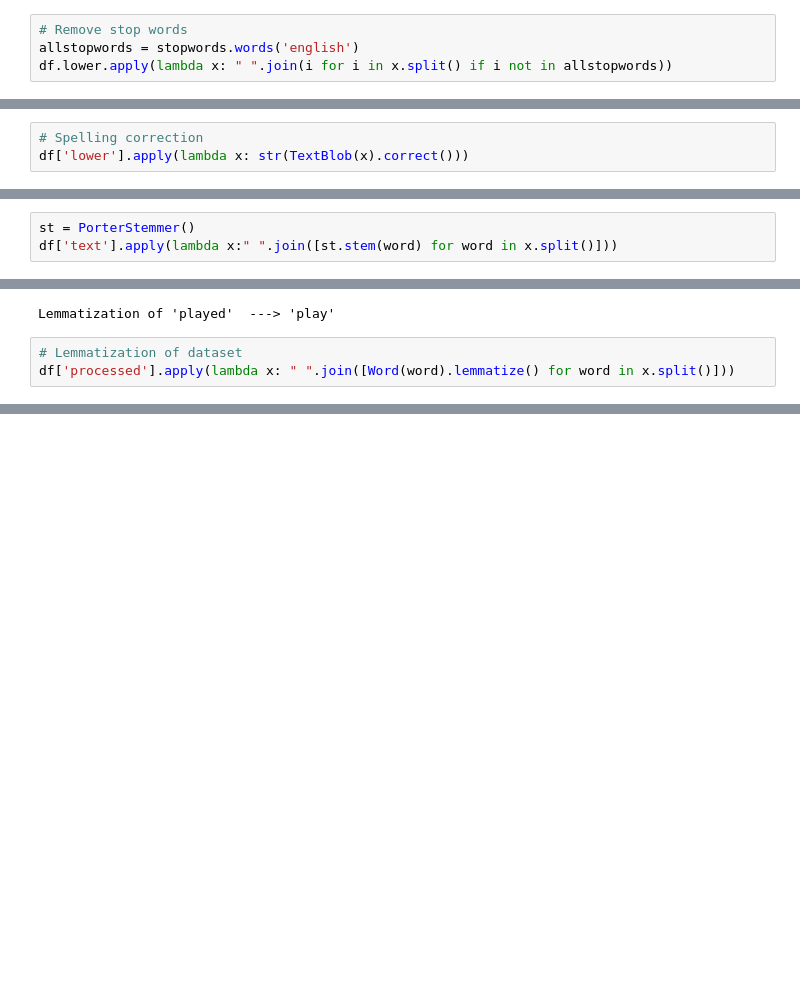
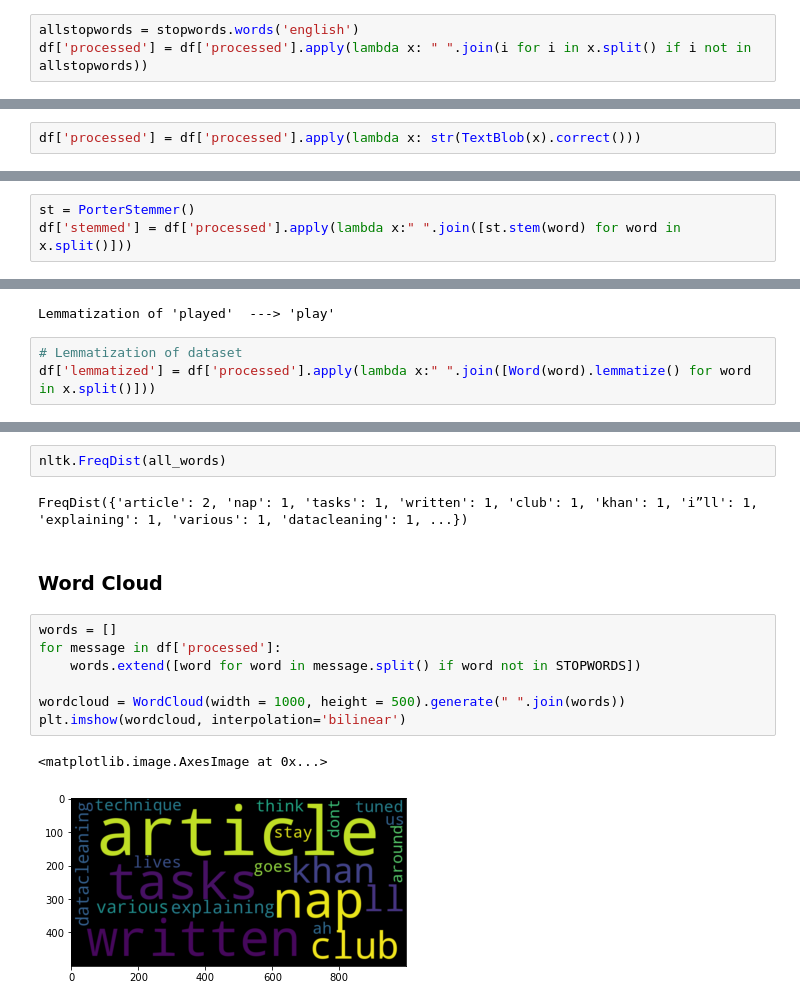
Before and after one commit to MAyub114/nlp, a Jupyter notebook: NLP_tutorial.ipynb, the cells around one changed output, grey strips where cells are left out. Saved outputs shown, nothing was run; the diff lists cells and outputs as text; blank space fills up the shorter version.

```diff
--- a/NLP_tutorial.ipynb
+++ b/NLP_tutorial.ipynb
@@ -67,4 +72,3 @@ Name: text, dtype: object
 # %%
-# Remove stop words
 allstopwords = stopwords.words('english')
-df.lower.apply(lambda x: " ".join(i for i in x.split() if i not in allstopwords))
+df['processed'] = df['processed'].apply(lambda x: " ".join(i for i in x.split() if i not in allstopwords))
@@ -77,3 +77,2 @@ Name: lower, dtype: object
 # %%
-# Spelling correction
-df['lower'].apply(lambda x: str(TextBlob(x).correct()))
+df['processed'] = df['processed'].apply(lambda x: str(TextBlob(x).correct()))
@@ -101,4 +94,4 @@ mystring.split(" ")
 * Root words generated may not have meaning
 # %%
 st = PorterStemmer()
-df['text'].apply(lambda x:" ".join([st.stem(word) for word in x.split()]))
+df['stemmed'] = df['processed'].apply(lambda x:" ".join([st.stem(word) for word in x.split()]))
@@ -127,4 +114,4 @@ print(f"Lemmatization of '{w}'  ---> '{wl}'")
 Lemmatization of 'played'  ---> 'play'
 # %%
 # Lemmatization of dataset
-df['processed'].apply(lambda x: " ".join([Word(word).lemmatize() for word in x.split()]))
+df['lemmatized'] = df['processed'].apply(lambda x:" ".join([Word(word).lemmatize() for word in x.split()]))
@@ -130,0 +155,16 @@ df['processed'].apply(lambda x: " ".join([Word(word).lemmatize() for word in x.s
+# %%
+nltk.FreqDist(all_words)
+# %% [output]
+FreqDist({'article': 2, 'nap': 1, 'tasks': 1, 'written': 1, 'club': 1, 'khan': 1, 'i”ll': 1, 'explaining': 1, 'various': 1, 'datacleaning': 1, ...})
+# %% [markdown]
+### Word Cloud
+# %%
+words = []
+for message in df['processed']:
+    words.extend([word for word in message.split() if word not in STOPWORDS])
+
+wordcloud = WordCloud(width = 1000, height = 500).generate(" ".join(words))
+plt.imshow(wordcloud, interpolation='bilinear')
+# %% [output]
+<matplotlib.image.AxesImage at 0x...>
+[figure, added]
```
Also changed, not shown: parts of 31 cells of this notebook.
